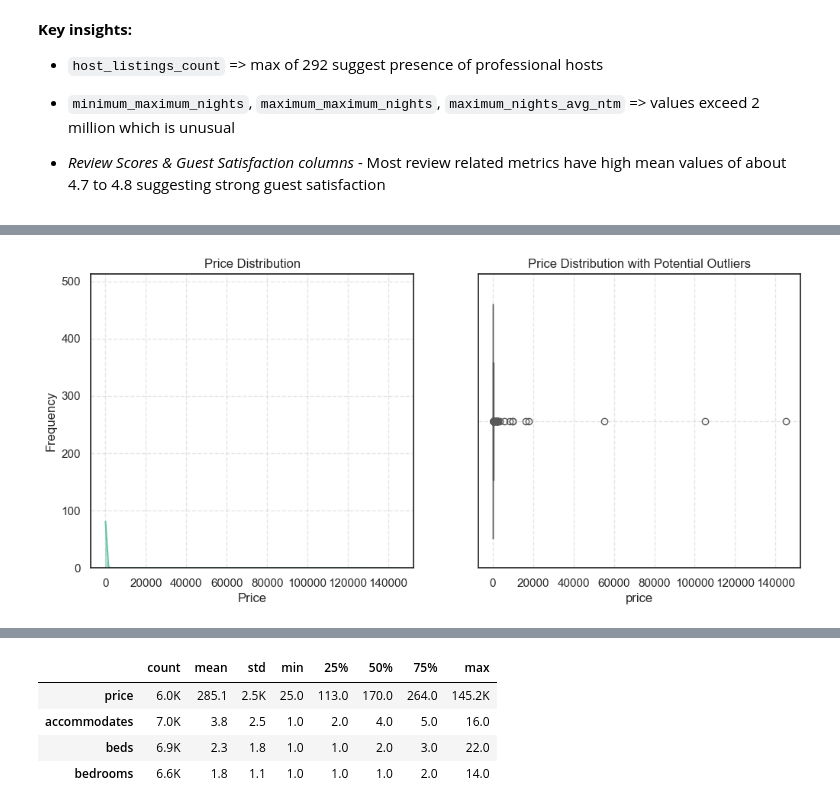
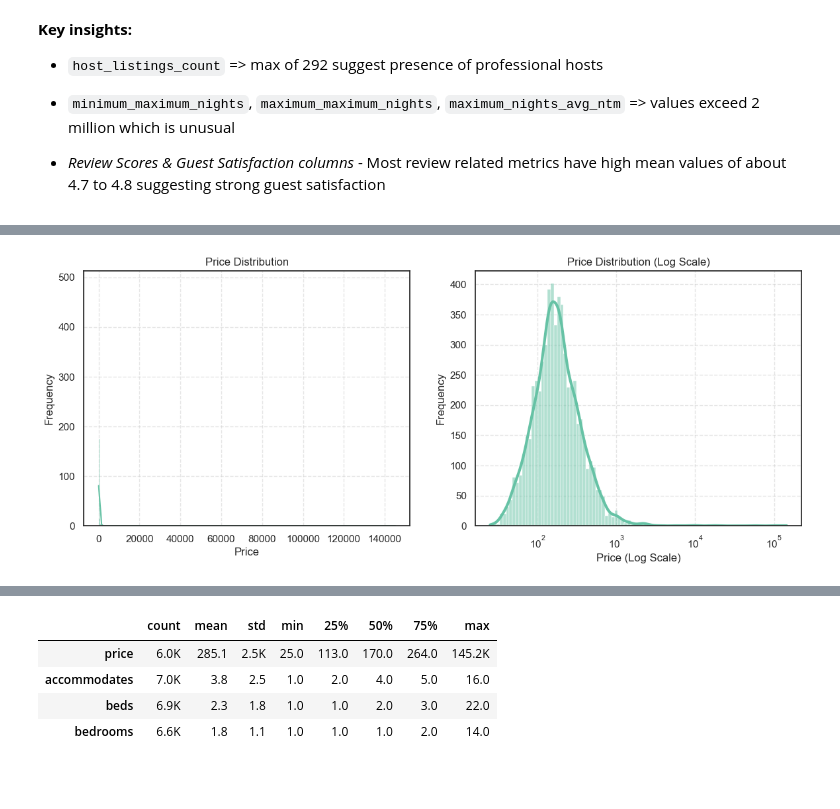
Before and after one commit to baohg2/Airbnb---Predict-listing-prices-in-Melbourne-Australia, a Jupyter notebook: Predicting Airbnb Listing Price in Melbourne.ipynb, the cells around one changed output, grey strips where cells are left out. Drawn from its saved outputs; the diff is of its cells as text; code cells hidden in the pictures; blank space fills up the shorter version.

```diff
--- a/Predicting Airbnb Listing Price in Melbourne.ipynb
+++ b/Predicting Airbnb Listing Price in Melbourne.ipynb
@@ -319,21 +300,21 @@ df["log_price"] = np.log1p(df["price"])
-# %%
-# Get the correct train dataset after initial cleaning
-train = df[df['is_train'] == 1].drop(columns=['is_train'])
-plt.figure(figsize=(12, 5))
-
-# Histogram
-plt.subplot(1, 2, 1)
-sns.histplot(train["price"], kde=True)
-plt.title("Price Distribution")
-plt.xlabel("Price")
-plt.ylabel("Frequency")
-plt.grid(True, linestyle='--', alpha=0.5)
-
-# Boxplot to visualize
-plt.subplot(1, 2, 2)
-sns.boxplot(x=train["price"])
-plt.title("Price Distribution with Potential Outliers")
-plt.grid(True, linestyle='--', alpha=0.5)
-plt.show()
-# %% [output]
-[figure, removed]
+# %%
+plt.figure(figsize=(14, 5))
+
+# Histogram of original price distribution
+plt.subplot(1, 2, 1)
+sns.histplot(train["price"], kde=True)
+plt.title("Price Distribution")
+plt.xlabel("Price")
+plt.ylabel("Frequency")
+plt.grid(True, linestyle='--', alpha=0.5)
+
+# Histogram of price distribution using logarithmic scale
+plt.subplot(1, 2, 2)
+sns.histplot(train["price"], kde=True, log_scale=True, line_kws={'linewidth': 3})
+plt.title("Price Distribution (Log Scale)")
+plt.xlabel("Price (Log Scale)")
+plt.ylabel("Frequency")
+plt.grid(True, linestyle='--', alpha=0.5)
+plt.show()
+# %% [output]
+[figure, new version]
```
Also changed, not shown: parts of 47 cells of this notebook.
